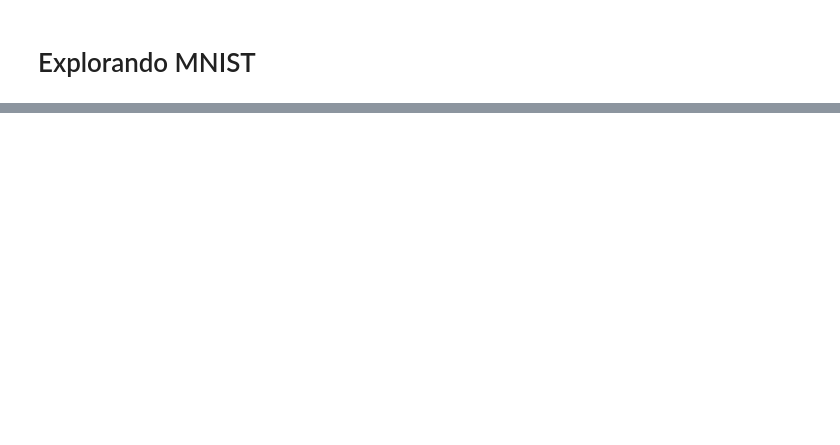
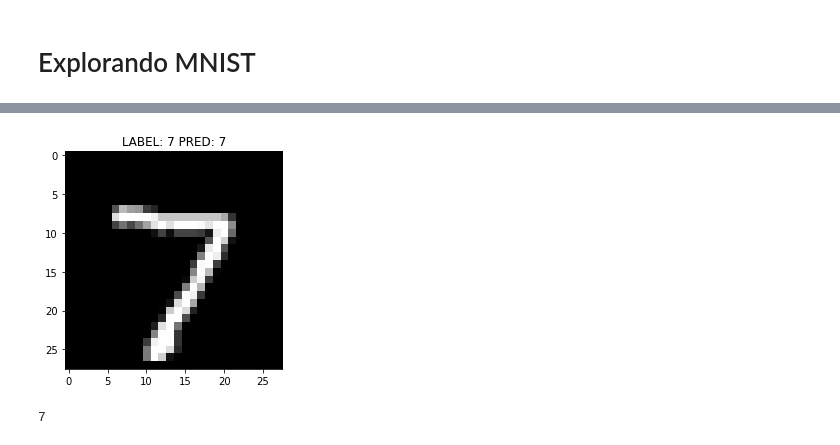
Before and after one commit to tibaes/mnist, a Jupyter notebook: AIDojo.ipynb, the cells around one changed output, grey strips where cells are left out. Saved outputs shown, nothing was run; the diff lists cells and outputs as text; code cells hidden in the pictures; blank space fills up the shorter version.

```diff
--- a/AIDojo.ipynb
+++ b/AIDojo.ipynb
@@ -118,0 +159,13 @@ x_test[0].reshape(1, 28, 28).shape
+# %%
+cnn = tf.keras.Sequential([
+    tf.keras.layers.Conv2D(32, (3, 3), activation='relu', input_shape=(28, 28, 1)),
+    tf.keras.layers.MaxPool2D((2, 2)),
+    tf.keras.layers.Flatten(),
+    tf.keras.layers.Dense(32, activation='relu'),
+    tf.keras.layers.Dense(10, activation='softmax')
+])
+# %%
+X_train_cnn = X_train.reshape(len(X_train), 28, 28, 1)
+X_test_cnn = X_test.reshape(len(X_test), 28, 28, 1)
+# %%
+cnn = train(cnn, X_train_cnn, y_train, X_test_cnn, y_test, epochs=1)
@@ -118,0 +190,5 @@ x_test[0].reshape(1, 28, 28).shape
+# %%
+predict(cnn, X_test, y_test, shape=(1, 28, 28, 1), index=0)
+# %% [output]
+[figure, added]
+7
```
Also changed, not shown: parts of 33 cells of this notebook.
